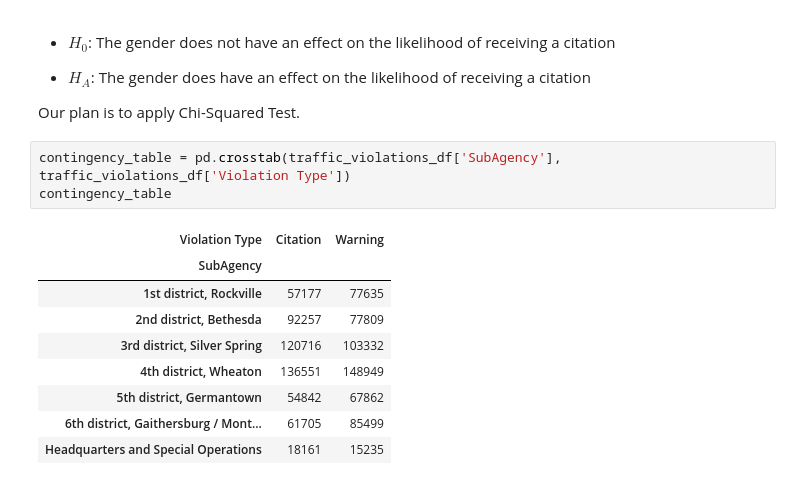
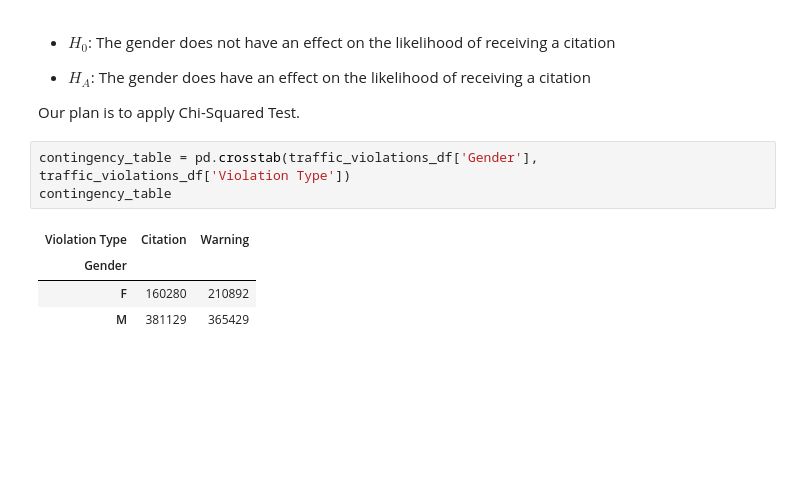
Before and after one commit to Yilalu/CMSC320project, a Jupyter notebook: CMSC320_Final_Project.ipynb, the cells around one changed output. Cells and saved outputs as stored; diff of their text form; blank space fills up the shorter version.

```diff
--- a/CMSC320_Final_Project.ipynb
+++ b/CMSC320_Final_Project.ipynb
@@ -358,15 +344,10 @@ Based on the above graph, Males have the most traffic violations in both categor
 
 Our plan is to apply Chi-Squared Test.
 # %%
-contingency_table = pd.crosstab(traffic_violations_df['SubAgency'], traffic_violations_df['Violation Type'])
+contingency_table = pd.crosstab(traffic_violations_df['Gender'], traffic_violations_df['Violation Type'])
 contingency_table
 # %% [output]
 | Violation Type | Citation | Warning |
-| SubAgency |  |  |
-| 1st district, Rockville | 57177 | 77635 |
-| 2nd district, Bethesda | 92257 | 77809 |
-| 3rd district, Silver Spring | 120716 | 103332 |
-| 4th district, Wheaton | 136551 | 148949 |
-| 5th district, Germantown | 54842 | 67862 |
-| 6th district, Gaithersburg / Mont... | 61705 | 85499 |
-| Headquarters and Special Operations | 18161 | 15235 |
+| Gender |  |  |
+| F | 160280 | 210892 |
+| M | 381129 | 365429 |
```
Also changed, not shown: parts of 23 cells of this notebook.
